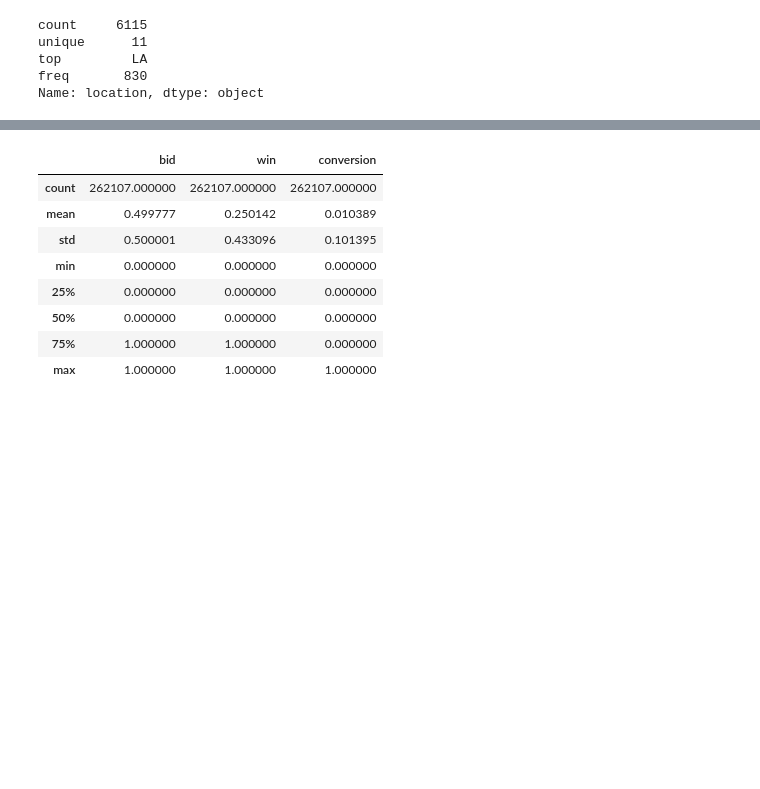
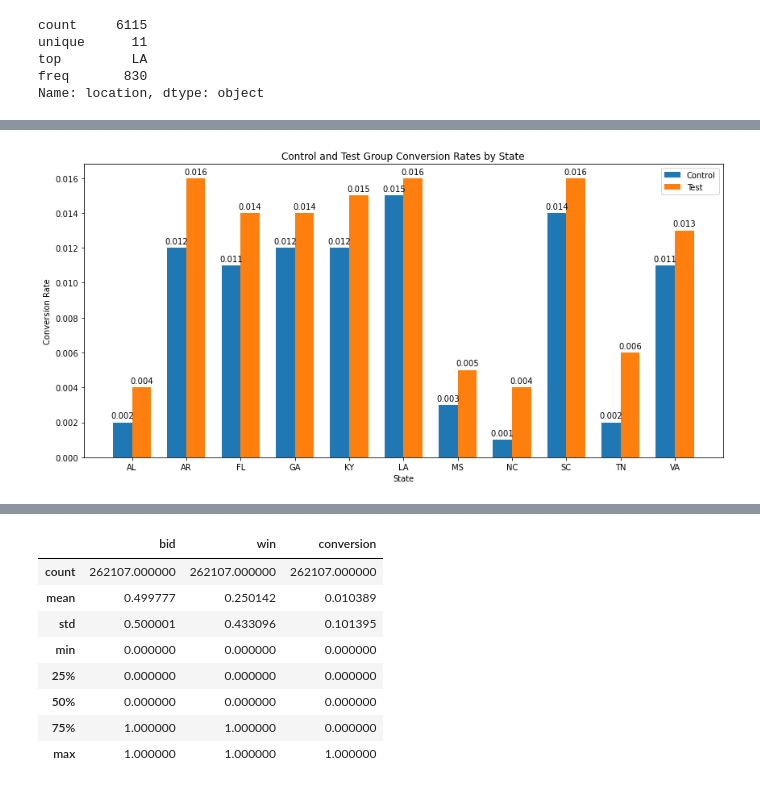
Before and after one commit to jkurdys/Vericast, a Jupyter notebook: notebooks/EDA.ipynb, the cells around one changed output, grey strips where cells are left out. Cells and saved outputs as stored; diff of their text form; code cells hidden in the pictures; blank space fills up the shorter version.

```diff
--- a/notebooks/EDA.ipynb
+++ b/notebooks/EDA.ipynb
@@ -309,0 +527,19 @@ Name: location, dtype: object
+# %%
+d1 = control_df.groupby('location').mean().conversion.sort_index().values.round(3)
+d2 = test_df.groupby('location').mean().conversion.sort_index().values.round(3)
+
+dlabels = ['Control', 'Test']
+labels = list(set(control.location.values))
+labels.sort()
+xlabel = 'State'
+ylabel = 'Conversion Rate'
+
+x = np.arange(len(labels))
+width = 0.35
+xticks = [x, labels]
+
+title = 'Control and Test Group Conversion Rates by State'
+# %%
+makeGroupedBars(d1, d2, x, dlabels, xticks, xlabel, ylabel, title)
+# %% [output]
+[figure, added]
```
Also changed, not shown: parts of 23 cells of this notebook, 4 other files.
